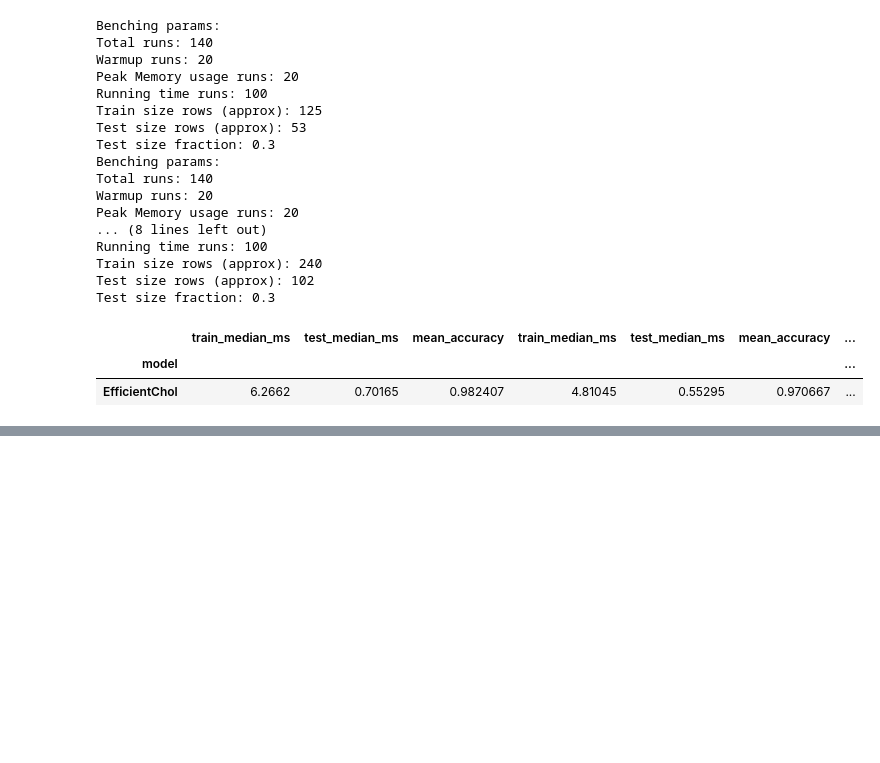
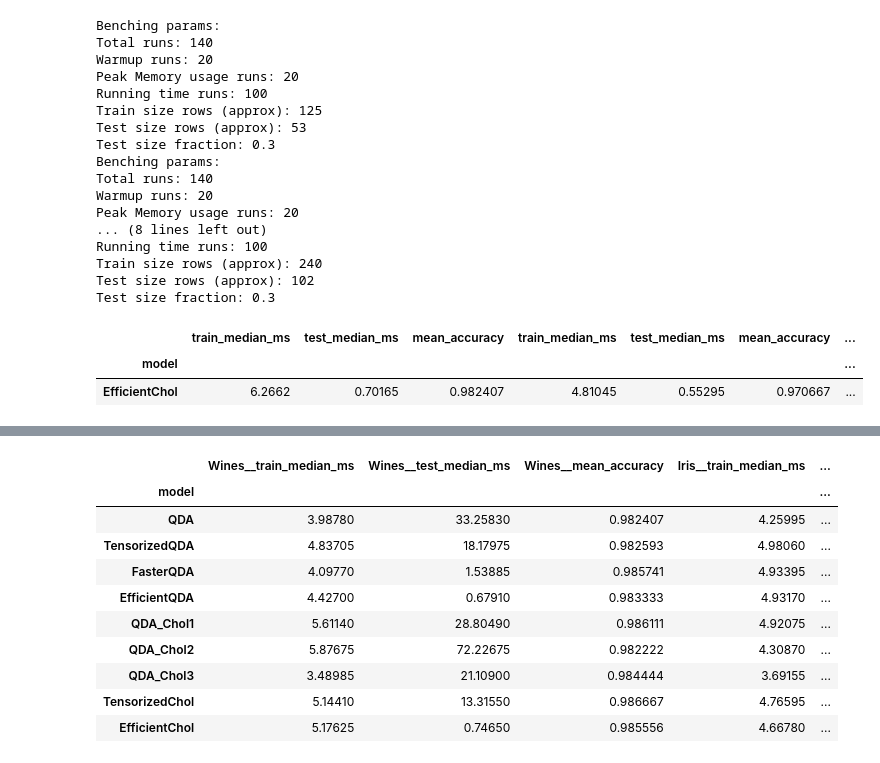
Before and after one commit to gasper-az/implementations, a Jupyter notebook: trabajo_practico/AMIA_2025_TP1.ipynb, the cells around one changed output, grey strips where cells are left out. Drawn from its saved outputs; the diff is of its cells as text; code cells hidden in the pictures; blank space fills up the shorter version.

```diff
--- a/trabajo_practico/AMIA_2025_TP1.ipynb
+++ b/trabajo_practico/AMIA_2025_TP1.ipynb
@@ -1601,0 +1630,30 @@ display(bench_4_13_comparisson)
+# %%
+# Definimos las variantes de QDA sobre las que vamos a hacer benchmarking
+to_bench_4_14 = [QDA, TensorizedQDA, FasterQDA, EfficientQDA, QDA_Chol1, QDA_Chol2, QDA_Chol3, TensorizedChol, EfficientChol]
+
+bench_4_14_wines = Benchmark(
+    X_full_wine, y_full_encoded_wine,
+    n_runs = 100,
+    warmup = 20,
+    mem_runs = 20,
+    test_sz = 0.3,
+    same_splits = False
+)
+
+bench_4_14_iris = Benchmark(
+    X_full_iris, y_full_encoded_iris,
+    n_runs = 100,
+    warmup = 20,
+    mem_runs = 20,
+    test_sz = 0.3,
+    same_splits = False
+)
+
+bench_4_14_penguins = Benchmark(
+    X_full_penguins, y_full_encoded_penguins,
+    n_runs = 100,
+    warmup = 20,
+    mem_runs = 20,
+    test_sz = 0.3,
+    same_splits = False
+)
@@ -1601,0 +1683,24 @@ display(bench_4_13_comparisson)
+# %%
+bench_4_14_wines_summ = bench_4_14_wines.summary()[['train_median_ms', 'test_median_ms','mean_accuracy']]
+bench_4_14_iris_summ = bench_4_14_iris.summary()[['train_median_ms', 'test_median_ms','mean_accuracy']]
+bench_4_14_penguins_summ = bench_4_14_penguins.summary()[['train_median_ms', 'test_median_ms','mean_accuracy']]
+
+bench_4_14_wines_summ.columns = "Wines__" + bench_4_14_wines_summ.columns
+bench_4_14_iris_summ.columns = "Iris__" + bench_4_14_iris_summ.columns
+bench_4_14_penguins_summ.columns = "Penguins__" + bench_4_14_penguins_summ.columns
+
+bench_4_14_comparisson = pd.concat([bench_4_14_wines_summ, bench_4_14_iris_summ, bench_4_14_penguins_summ], ignore_index=False, axis=1)
+# %%
+display(bench_4_14_comparisson)
+# %% [output]
+|  | Wines__train_median_ms | Wines__test_median_ms | Wines__mean_accuracy | Iris__train_median_ms | ... |
+| model |  |  |  |  | ... |
+| QDA | 3.98780 | 33.25830 | 0.982407 | 4.25995 | ... |
+| TensorizedQDA | 4.83705 | 18.17975 | 0.982593 | 4.98060 | ... |
+| FasterQDA | 4.09770 | 1.53885 | 0.985741 | 4.93395 | ... |
+| EfficientQDA | 4.42700 | 0.67910 | 0.983333 | 4.93170 | ... |
+| QDA_Chol1 | 5.61140 | 28.80490 | 0.986111 | 4.92075 | ... |
+| QDA_Chol2 | 5.87675 | 72.22675 | 0.982222 | 4.30870 | ... |
+| QDA_Chol3 | 3.48985 | 21.10900 | 0.984444 | 3.69155 | ... |
+| TensorizedChol | 5.14410 | 13.31550 | 0.986667 | 4.76595 | ... |
+| EfficientChol | 5.17625 | 0.74650 | 0.985556 | 4.66780 | ... |
```
Also changed, not shown: parts of 5 cells of this notebook.
